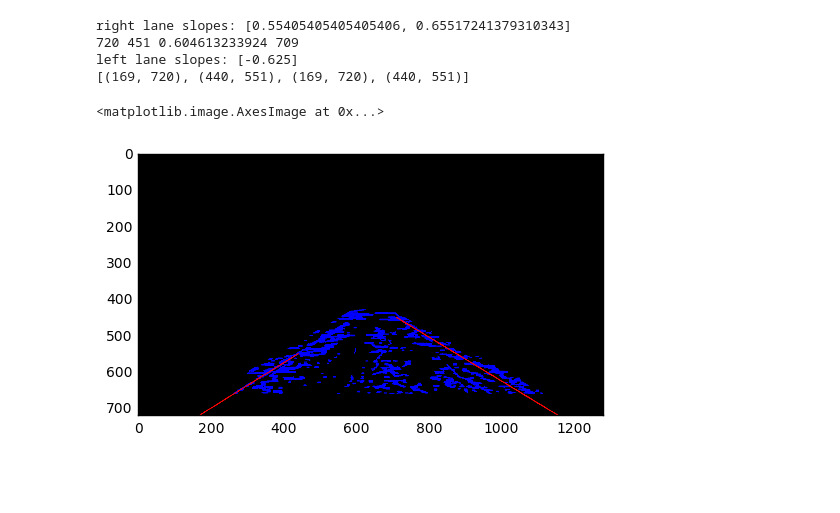
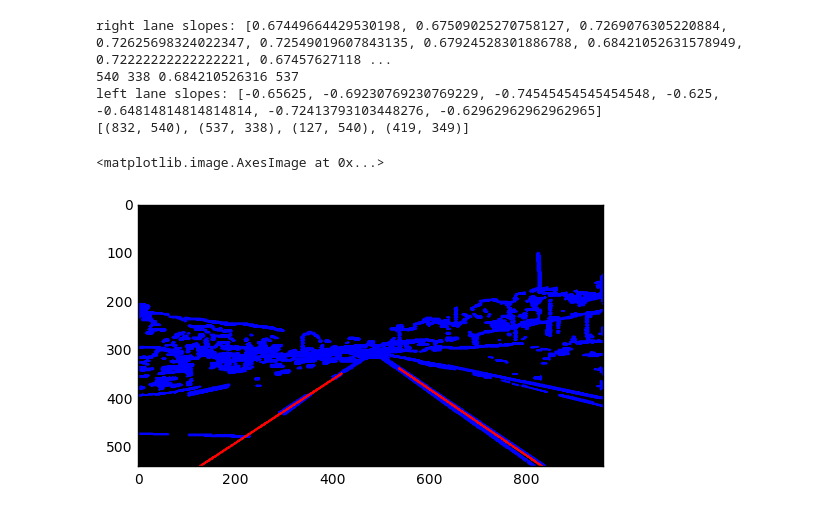
Before and after one commit to valery-nguyen/CarND-LaneLines-P1, a Jupyter notebook: Assignment_01_VTN_Dec11-Extra_Credit_DRAFT.ipynb, the cells around one changed output. Cells and saved outputs as stored; diff of their text form; code cells hidden in the pictures; blank space fills up the shorter version.

```diff
--- a/Assignment_01_VTN_Dec11-Extra_Credit_DRAFT.ipynb
+++ b/Assignment_01_VTN_Dec11-Extra_Credit_DRAFT.ipynb
@@ -1,3 +1,5 @@
+# %%
+video_frame = 4.2
 # %%
 #importing some useful packages
 import matplotlib.pyplot as plt
@@ -259,7 +274,7 @@ def CLAHE_img(img,clipLimit, tileGridSize):
 #reading in an image
 
 #image = mpimg.imread('test_images/solidYellowCurve.jpg')
-image = VideoFileClip('challenge.mp4').get_frame(5)
+image = VideoFileClip('solidWhiteRight.mp4').get_frame(video_frame)
 
 #printing out some stats and plotting
 print('This image is:', type(image), 'with dimesions:', image.shape)
@@ -301,7 +321,8 @@ plt.imshow(image_grayed, cmap='gray')
 #apply CLAHE
 clahe_params = clahe_auto_params(image_grayed)
 #image_clahe = CLAHE_img(image_grayed,clahe_params[0],clahe_params[1])
-image_clahe = CLAHE_img(image_grayed,7,clahe_params[1])
+image_clahe = CLAHE_img(image_grayed,3,clahe_params[1])
 plt.imshow(image_clahe, cmap='gray')
 print(clahe_params[0])
+print(image_grayed.mean())
 # %% [output]
@@ -340,0 +351,33 @@ plt.imshow(image_mask)
+# %%
+#pick area of interest
+
+#x_center = image.shape[1] / 2
+#top_left_v = (x_center-40,430)
+#low_left_v = (200,image.shape[0]-60)
+#top_right_v = (x_center+50,430)
+#low_right_v = (image.shape[1] - 150,image.shape[0]-60)
+
+if not (previous_right_left_lanes == [(0,0),(0,0),(0,0),(0,0)]):
+    print("top",previous_right_left_lanes)
+    roi_thres = 10
+    #top_left_v = (max(0,previous_right_left_lanes[3][0]-roi_thres),max(0,previous_right_left_lanes[3][1]-roi_thres))
+    #low_left_v = (max(0,previous_right_left_lanes[2][0]-roi_thres),min(image.shape[0],previous_right_left_lanes[2][1]+roi_thres))
+    #top_right_v = (min(image.shape[1],previous_right_left_lanes[0][0]+roi_thres),max(0,previous_right_left_lanes[0][1]-roi_thres))
+    #low_right_v = (min(image.shape[1],previous_right_left_lanes[1][0]+roi_thres),min(image.shape[0],previous_right_left_lanes[1][1]+roi_thres))
+    top_left_v = (max(0,previous_right_left_lanes[1][0]-roi_thres),max(0,previous_right_left_lanes[1][1]-roi_thres))
+    low_left_v = (max(0,previous_right_left_lanes[0][0]-roi_thres),min(image.shape[0],previous_right_left_lanes[0][1]+roi_thres))
+    top_right_v = (min(image.shape[1],previous_right_left_lanes[3][0]+roi_thres),max(0,previous_right_left_lanes[3][1]-roi_thres))
+    low_right_v = (min(image.shape[1],previous_right_left_lanes[2][0]+roi_thres),min(image.shape[0],previous_right_left_lanes[2][1]+roi_thres))
+
+
+else:
+    top_left_v = (0,0)
+    low_left_v = (0,image.shape[0])
+    top_right_v = (image.shape[1],0)
+    low_right_v = (image.shape[1],image.shape[0])
+
+vertices = np.array([[top_left_v,low_left_v,low_right_v,top_right_v]],dtype=np.int32)
+print(vertices)
+
+image_mask = region_of_interest(image_gauss,vertices)
+plt.imshow(image_mask)
@@ -341,14 +391,16 @@ plt.imshow(image_mask)
 # %%
 #determine hough lines
-lines_hough = hough_lines(image_mask,0.5, np.pi/180, 20, 5, 5,right_left_lanes)
+lines_hough = hough_lines(image_mask,0.5, np.pi/180, 40, 4, 4,previous_right_left_lanes)
+vertices = np.array([[previous_right_left_lanes[3],previous_right_left_lanes[2],previous_right_left_lanes[0],previous_right_left_lanes[1]]],dtype=np.int32)
+
 plt.imshow(lines_hough)
 # %% [output]
-right lane slopes: [0.55405405405405406, 0.65517241379310343]
-720 451 0.604613233924 709
-left lane slopes: [-0.625]
-[(169, 720), (440, 551), (169, 720), (440, 551)]
+right lane slopes: [0.67449664429530198, 0.67509025270758127, 0.7269076305220884, 0.72625698324022347, 0.72549019607843135, 0.67924528301886788, 0.68421052631578949, 0.72222222222222221, 0.67457627118 ...
+540 338 0.684210526316 537
+left lane slopes: [-0.65625, -0.69230769230769229, -0.74545454545454548, -0.625, -0.64814814814814814, -0.72413793103448276, -0.62962962962962965]
+[(832, 540), (537, 338), (127, 540), (419, 349)]
 <matplotlib.image.AxesImage at 0x...>
-[figure, old version]
+[figure, new version]
 # %%
 #Add weighed lines onto initial image
 image_final = weighted_img(lines_hough,image)
```
Also changed, not shown: parts of 13 cells of this notebook, 1 other file.
